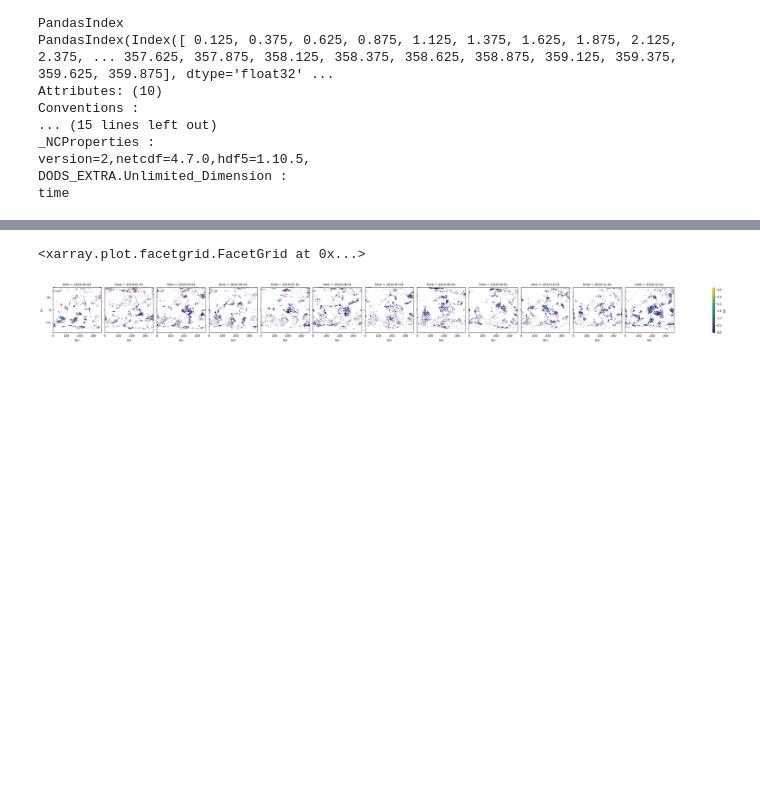
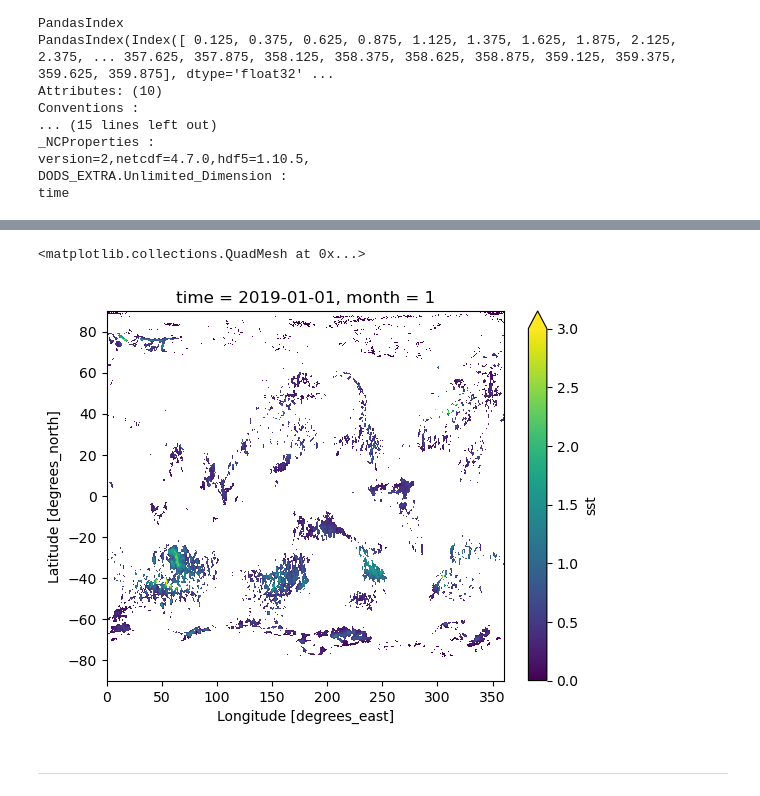
Before and after one commit to ProjectPythia/marine-heatwave-cookbook, a Jupyter notebook: _sources/notebooks/mhw_observation_myst.ipynb, the cells around one changed output, grey strips where cells are left out. Drawn from its saved outputs; the diff is of its cells as text; code cells hidden in the pictures; blank space fills up the shorter version.

```diff
--- a/_sources/notebooks/mhw_observation_myst.ipynb
+++ b/_sources/notebooks/mhw_observation_myst.ipynb
@@ -130,5 +296,7 @@ da_mhw = ds_mon_anom.sst.where(ds_mon_anom.sst.groupby('time.month')>da_mon_quan
 # %%
-da_mhw.isel(time=slice(0,12)).plot(col='time',vmin=0,vmax=3)
+da_mhw.isel(time=0).plot(vmin=0,vmax=3)
 # %% [output]
-<xarray.plot.facetgrid.FacetGrid at 0x...>
+<matplotlib.collections.QuadMesh at 0x...>
-[figure, old version]
+[figure, new version]
+# %% [markdown]
+---
```
Also changed, not shown: parts of 34 cells of this notebook, 12 other files.
